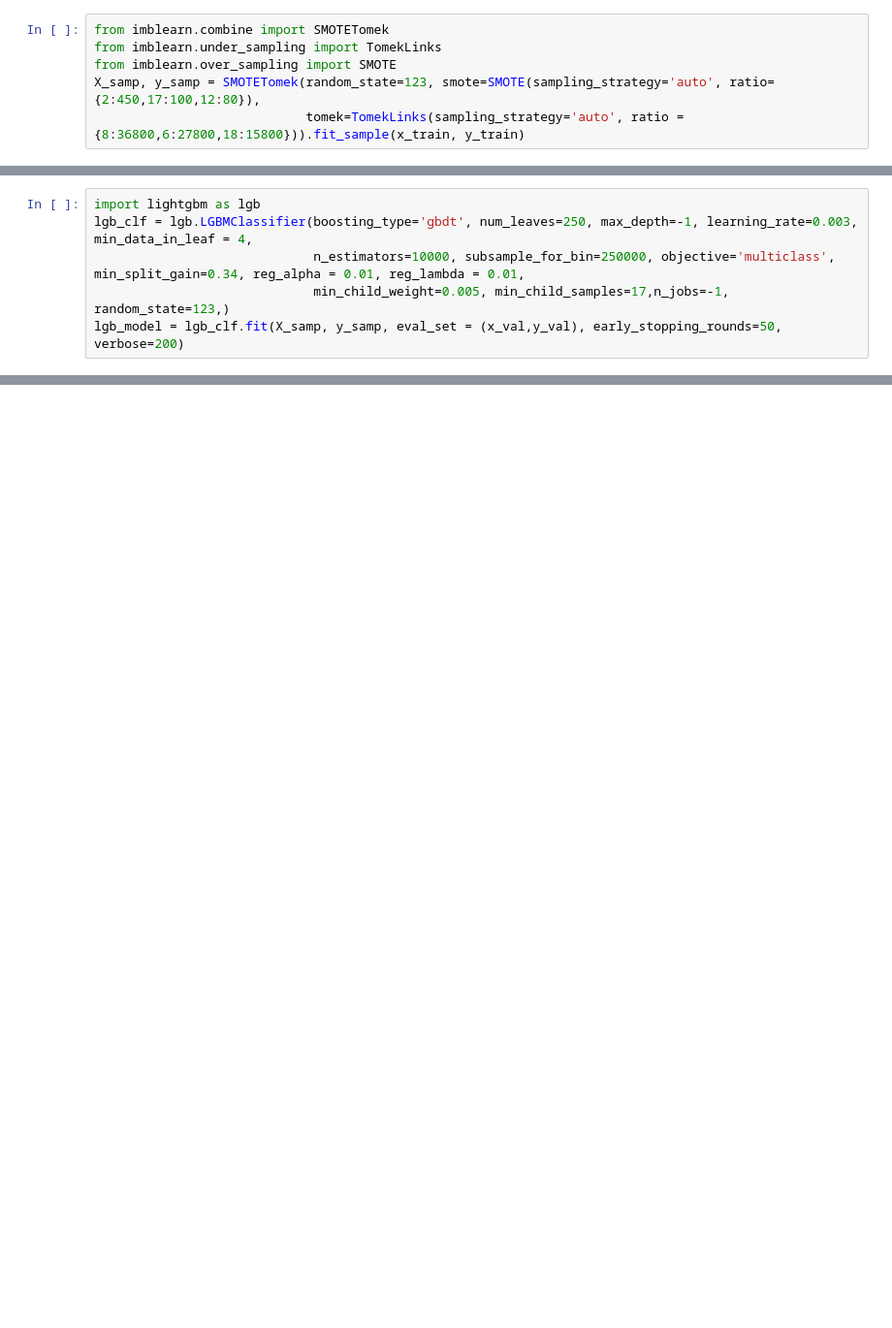
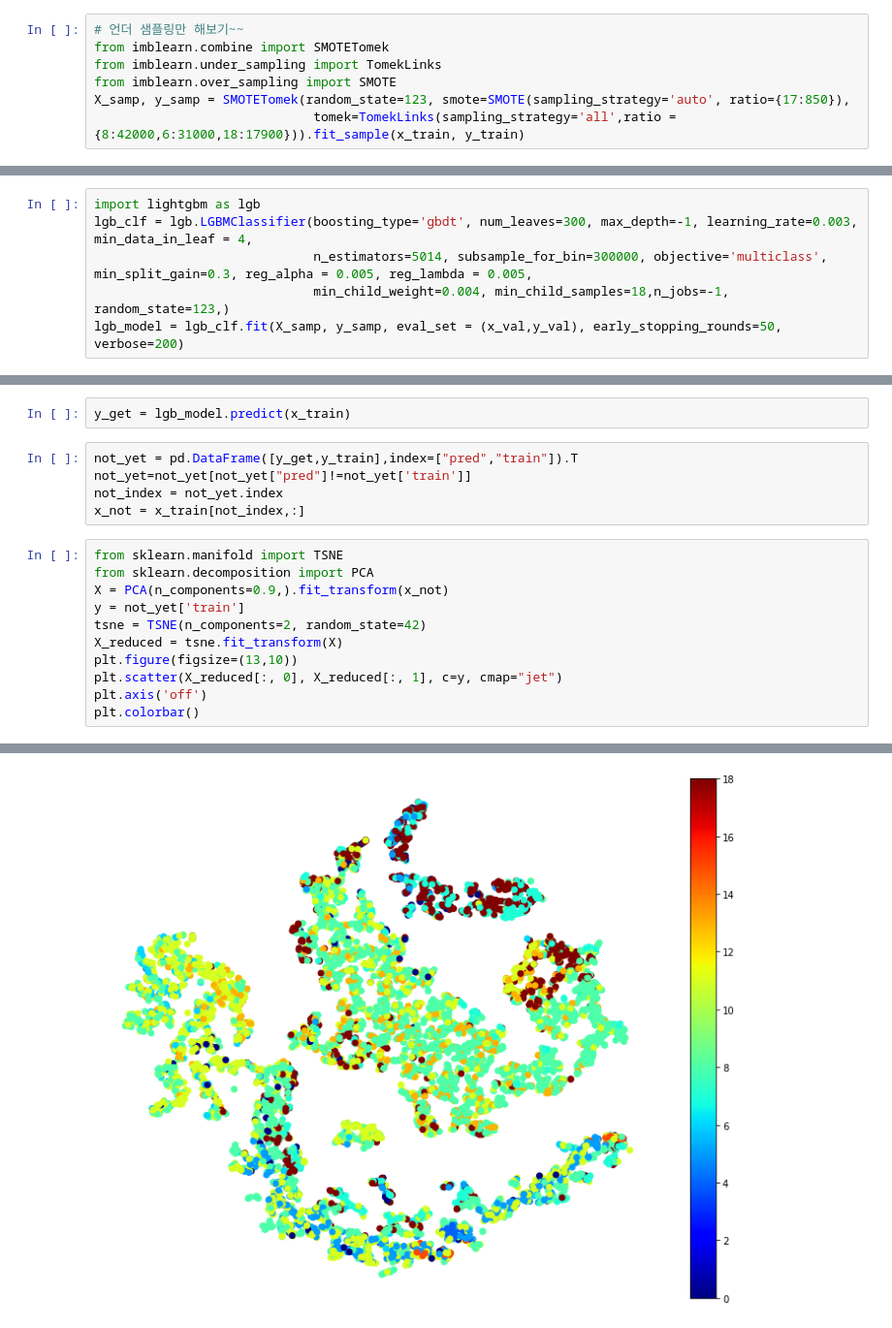
Before and after one commit to GyuYoungCho/machine_learning_Data_analysis, a Jupyter notebook: Dacon/modeling2.ipynb, the cells around one changed output, grey strips where cells are left out. Shown at 97% size. Drawn from its saved outputs; the diff is of its cells as text; blank space fills up the shorter version.

```diff
--- a/Dacon/modeling2.ipynb
+++ b/Dacon/modeling2.ipynb
@@ -88,9 +216,10 @@ y_train.value_counts()
 12       11
 Name: type_num, dtype: int64
 # %%
+# 언더 샘플링만 해보기~~
 from imblearn.combine import SMOTETomek
 from imblearn.under_sampling import TomekLinks
 from imblearn.over_sampling import SMOTE
-X_samp, y_samp = SMOTETomek(random_state=123, smote=SMOTE(sampling_strategy='auto', ratio={2:450,17:100,12:80}),
-                            tomek=TomekLinks(sampling_strategy='auto', ratio = {8:36800,6:27800,18:15800})).fit_sample(x_train, y_train)
+X_samp, y_samp = SMOTETomek(random_state=123, smote=SMOTE(sampling_strategy='auto', ratio={17:850}),
+                             tomek=TomekLinks(sampling_strategy='all',ratio = {8:42000,6:31000,18:17900})).fit_sample(x_train, y_train)
 # %%
@@ -137,8 +276,8 @@ lgb_model = lgb_clf.fit(x_train, y_train, eval_set = (x_val,y_val), early_stoppi
 # %%
 import lightgbm as lgb
-lgb_clf = lgb.LGBMClassifier(boosting_type='gbdt', num_leaves=250, max_depth=-1, learning_rate=0.003, min_data_in_leaf = 4,
-                             n_estimators=10000, subsample_for_bin=250000, objective='multiclass', min_split_gain=0.34, reg_alpha = 0.01, reg_lambda = 0.01,
-                             min_child_weight=0.005, min_child_samples=17,n_jobs=-1, random_state=123,)
+lgb_clf = lgb.LGBMClassifier(boosting_type='gbdt', num_leaves=300, max_depth=-1, learning_rate=0.003, min_data_in_leaf = 4,
+                             n_estimators=5014, subsample_for_bin=300000, objective='multiclass', min_split_gain=0.3, reg_alpha = 0.005, reg_lambda = 0.005,
+                             min_child_weight=0.004, min_child_samples=18,n_jobs=-1, random_state=123,)
 lgb_model = lgb_clf.fit(X_samp, y_samp, eval_set = (x_val,y_val), early_stopping_rounds=50, verbose=200)
 # %% [output]
 Training until validation scores don't improve for 50 rounds
@@ -226,0 +370,19 @@ weighted avg       0.87      0.88      0.87     23995
+# %%
+y_get = lgb_model.predict(x_train)
+# %%
+not_yet = pd.DataFrame([y_get,y_train],index=["pred","train"]).T
+not_yet=not_yet[not_yet["pred"]!=not_yet['train']]
+not_index = not_yet.index
+x_not = x_train[not_index,:]
+# %%
+from sklearn.manifold import TSNE
+from sklearn.decomposition import PCA
+X = PCA(n_components=0.9,).fit_transform(x_not)
+y = not_yet['train']
+tsne = TSNE(n_components=2, random_state=42)
+X_reduced = tsne.fit_transform(X)
+plt.figure(figsize=(13,10))
+plt.scatter(X_reduced[:, 0], X_reduced[:, 1], c=y, cmap="jet")
+plt.axis('off')
+plt.colorbar()
+# %% [output]
@@ -226,0 +390 @@ weighted avg       0.87      0.88      0.87     23995
+[figure, added]
```
Also changed, not shown: parts of 28 cells of this notebook.
